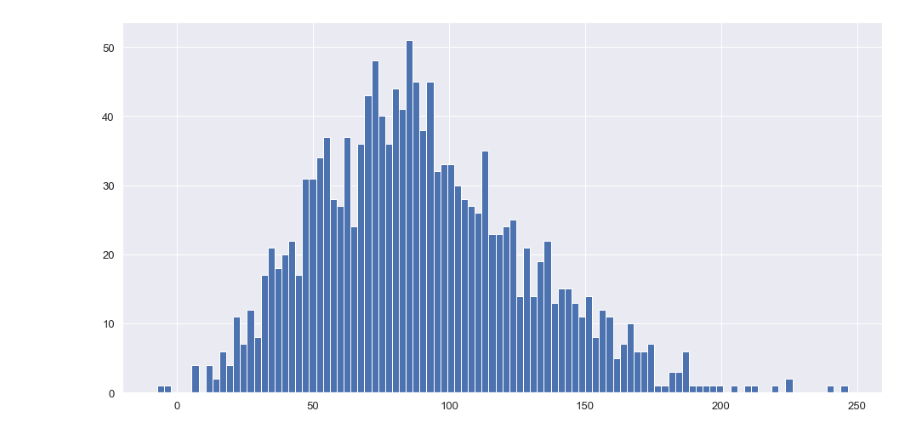
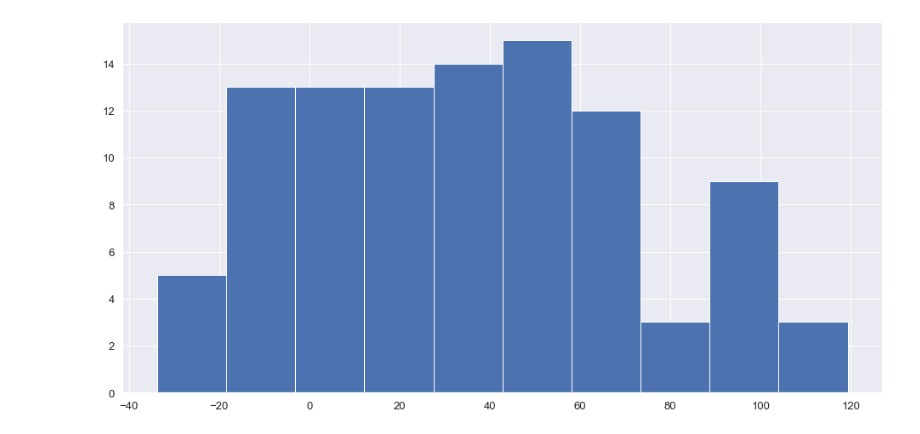
Before and after one commit to ajmal017/FinTech, a Jupyter notebook: TradingRL_Model_1/DashBoard.ipynb, the cells around one changed output. Cells and saved outputs as stored; diff of their text form; code cells hidden in the pictures.

```diff
--- a/TradingRL_Model_1/DashBoard.ipynb
+++ b/TradingRL_Model_1/DashBoard.ipynb
@@ -4,13 +4,17 @@ import matplotlib.pyplot as plt
 import seaborn as sns
 import pandas as pd
 from IPython.display import display
-
+import numpy as np
+import datetime as dt
+import pandas_datareader.data as pdr
 
 sns.set()
 sns.set(rc={'figure.figsize':(16,8)})
 sns.set(font_scale=1.2)
 
-portfolio_file = "portfolio_val/202004112330-test.p"
+portfolio_file = "portfolio_val/202004131500"
 # %%
-test_portfolio = pickle.load(open(portfolio_file, "rb"))
-result = pd.DataFrame({"portfolio":test_portfolio})
+train_portfolio = [t[0] for t in pickle.load(open(portfolio_file + "-train.p", "rb"))]
+train_portfolio_df = pd.DataFrame({"portfolio":train_portfolio})
+train_portfolio_df[1000:].plot()
+plt.show()
@@ -16,0 +23,7 @@ result = pd.DataFrame({"portfolio":test_portfolio})
+# %%
+test_data = pickle.load(open(portfolio_file + "-test.p", "rb"))
+test_portfolio = [t[0] for t in test_data]
+test_portfolio_df = pd.DataFrame({"portfolio":test_portfolio})
+test_portfolio_df.sort_values(by='portfolio', ascending=False, inplace=True)
+test_portfolio_hist = pd.DataFrame({"protfolio_hist":test_data[test_portfolio_df.index.to_list()[0]][1]})
+test_portfolio_df.describe()
@@ -17,5 +40,5 @@ result = pd.DataFrame({"portfolio":test_portfolio})
 # %%
-plt.hist((result.portfolio - 10000)/100, bins=100)
+plt.hist((test_portfolio_df.portfolio - 20000)/200, bins=10)
 plt.show()
 # %% [output]
-[figure, old version]
+[figure, new version]
```
Also changed, not shown: parts of 4 cells of this notebook, 18 other files.
